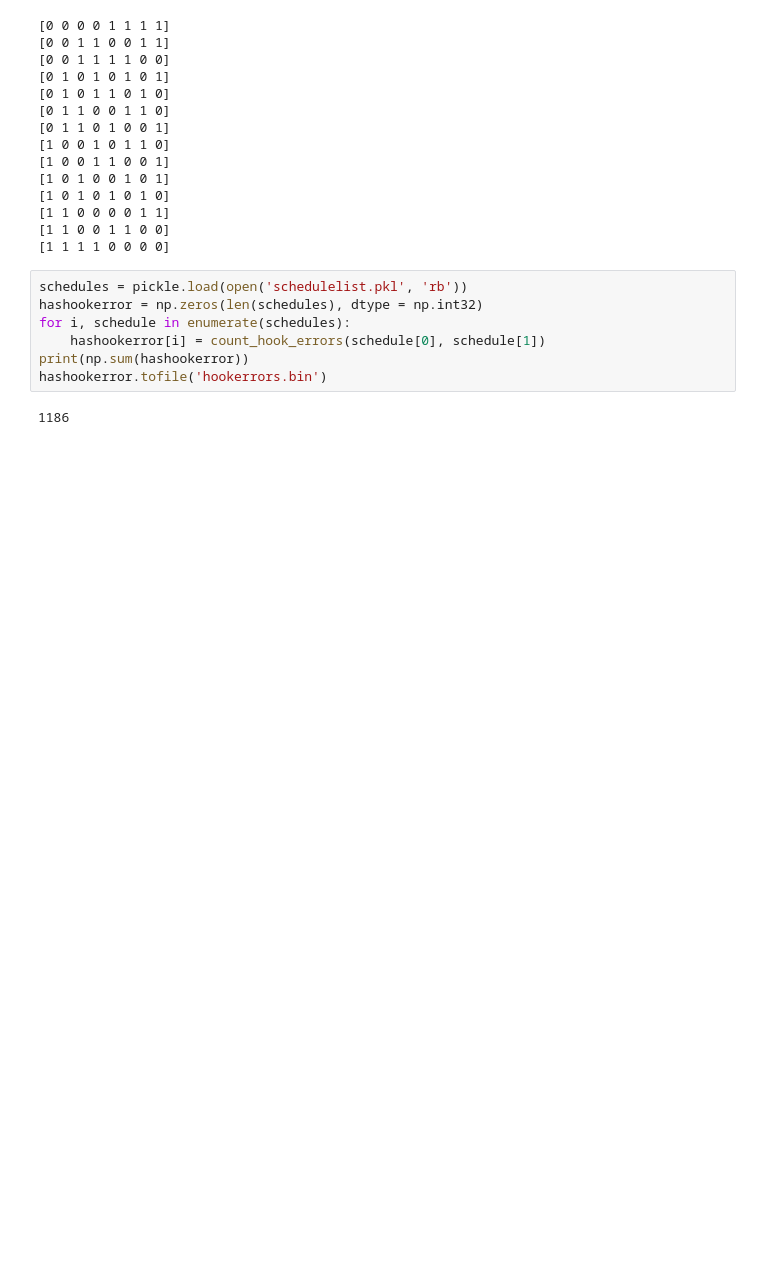
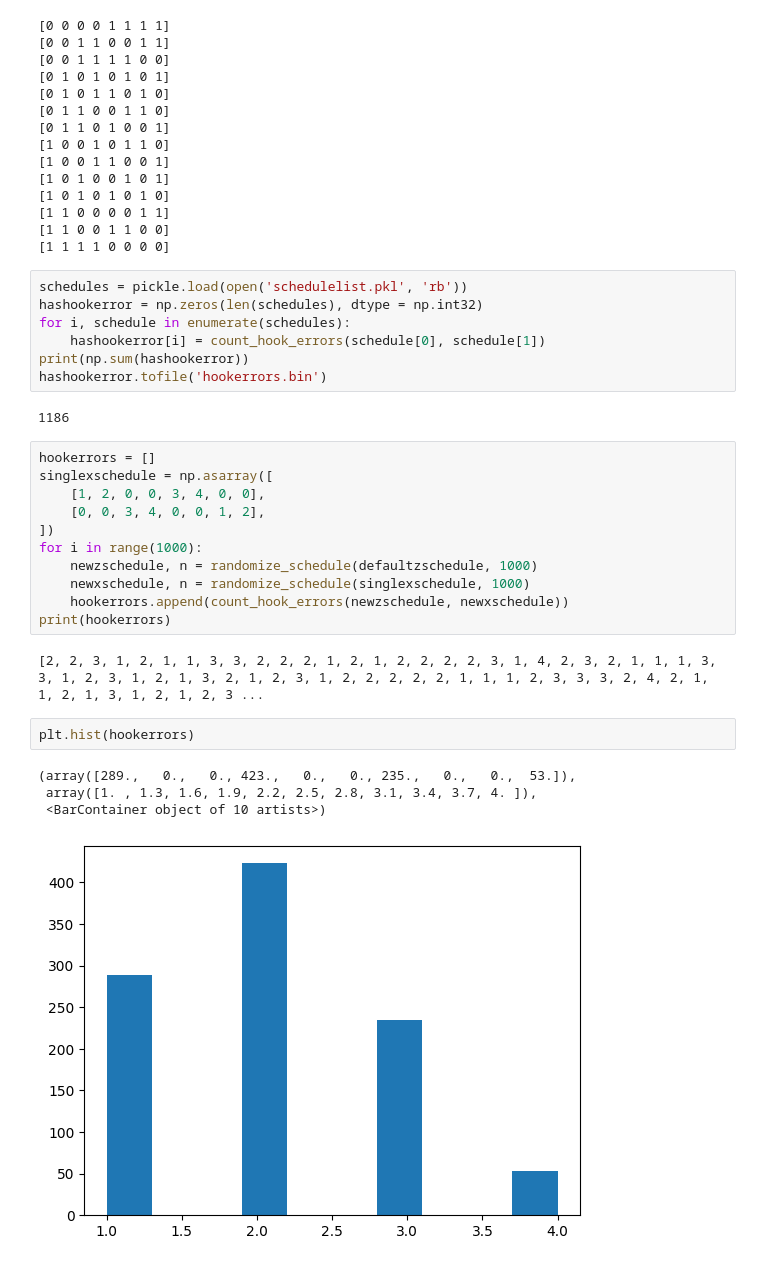
Before and after one commit to chenkale/kalechenQCallcode, a Jupyter notebook: QEC/832/scheduler.ipynb, the cells around one changed output. Cells and saved outputs as stored; diff of their text form; blank space fills up the shorter version.

```diff
--- a/QEC/832/scheduler.ipynb
+++ b/QEC/832/scheduler.ipynb
@@ -300,3 +301,23 @@ print(np.sum(hashookerror))
 hashookerror.tofile('hookerrors.bin')
 # %% [output]
 1186
+# %%
+hookerrors = []
+singlexschedule = np.asarray([
+    [1, 2, 0, 0, 3, 4, 0, 0],
+    [0, 0, 3, 4, 0, 0, 1, 2],
+])
+for i in range(1000):
+    newzschedule, n = randomize_schedule(defaultzschedule, 1000)
+    newxschedule, n = randomize_schedule(singlexschedule, 1000)
+    hookerrors.append(count_hook_errors(newzschedule, newxschedule))
+print(hookerrors)
+# %% [output]
+[2, 2, 3, 1, 2, 1, 1, 3, 3, 2, 2, 2, 1, 2, 1, 2, 2, 2, 2, 3, 1, 4, 2, 3, 2, 1, 1, 1, 3, 3, 1, 2, 3, 1, 2, 1, 3, 2, 1, 2, 3, 1, 2, 2, 2, 2, 2, 1, 1, 1, 2, 3, 3, 3, 2, 4, 2, 1, 1, 2, 1, 3, 1, 2, 1, 2, 3 ...
+# %%
+plt.hist(hookerrors)
+# %% [output]
+(array([289.,   0.,   0., 423.,   0.,   0., 235.,   0.,   0.,  53.]),
+ array([1. , 1.3, 1.6, 1.9, 2.2, 2.5, 2.8, 3.1, 3.4, 3.7, 4. ]),
+ <BarContainer object of 10 artists>)
+[figure, added]
```
Also changed, not shown: parts of 2 cells of this notebook, 21 other files.
